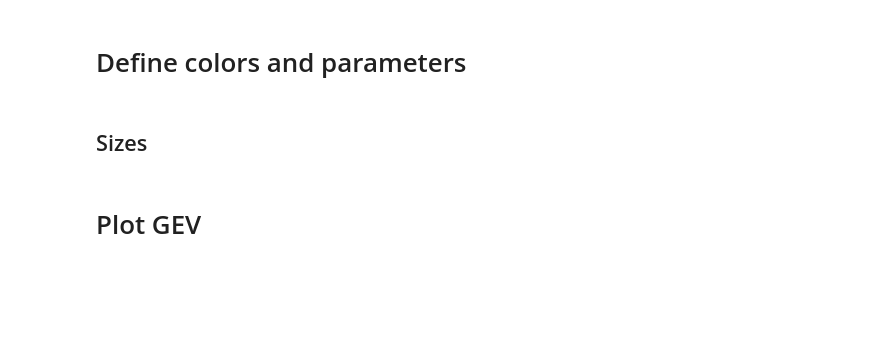
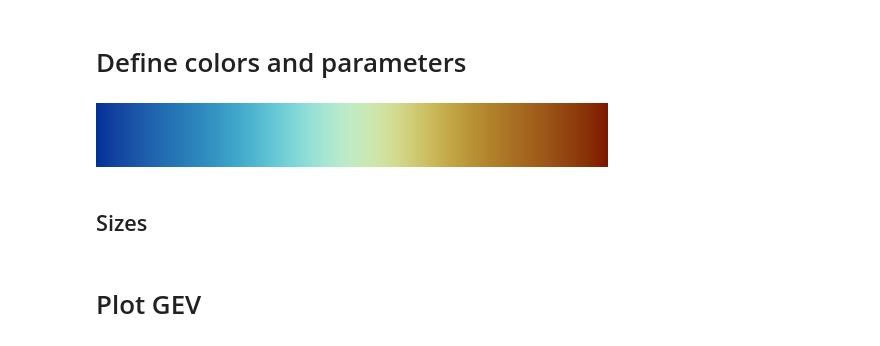
Before and after one commit to cbuelt/thesis, a Jupyter notebook: plots/plots.ipynb, the cells around one changed output. Cells and saved outputs as stored; diff of their text form; code cells hidden in the pictures; blank space fills up the shorter version.

```diff
--- a/plots/plots.ipynb
+++ b/plots/plots.ipynb
@@ -16,3 +27,7 @@ plt.style.use('seaborn-v0_8')
+# %%
+cmap
+# %% [output]
+[figure, added]
 # %%
 ticksize = 20
 fontsize = 28
```
Also changed, not shown: parts of 24 cells of this notebook, 16 other files.
